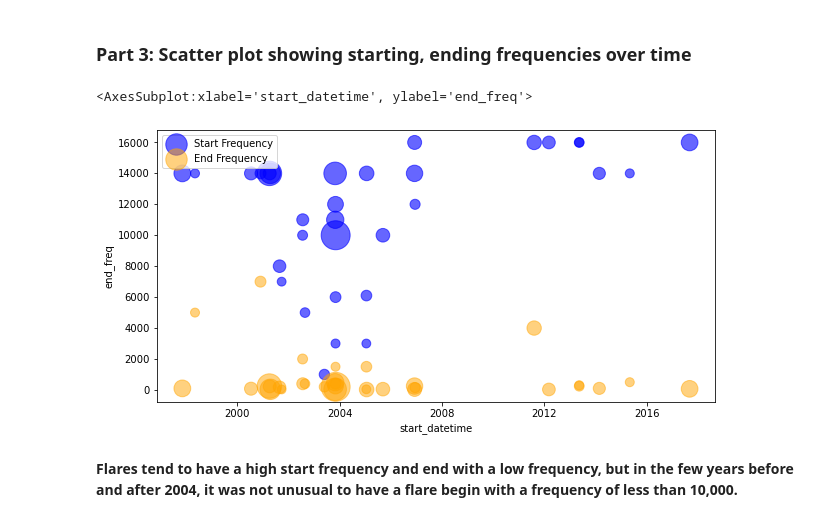
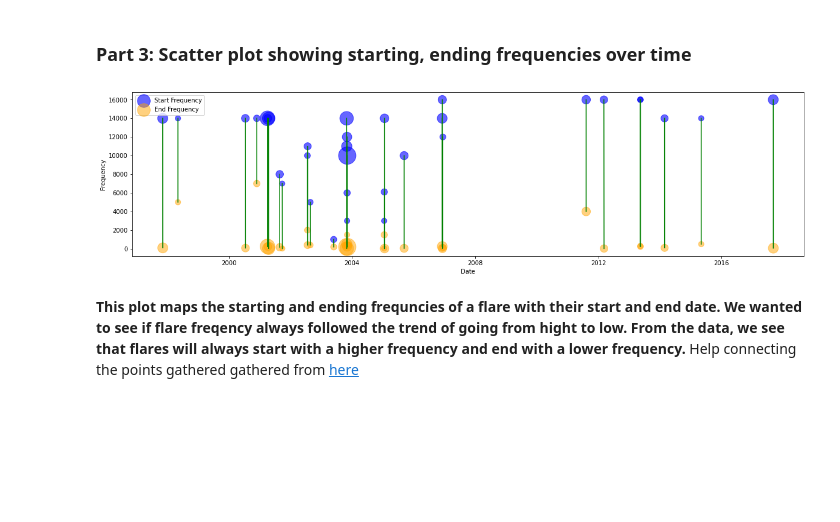
Before and after one commit to NickOuellet/Fly-Me-To-The-Moon, a Jupyter notebook: Fly Me To The Moon - P1P2.ipynb, the cells around one changed output. Saved outputs shown, nothing was run; the diff lists cells and outputs as text; code cells hidden in the pictures; blank space fills up the shorter version.

Commit message:
Connected pairs of points in plot 3

```diff
--- a/Fly Me To The Moon - P1P2.ipynb
+++ b/Fly Me To The Moon - P1P2.ipynb
@@ -506,24 +508,31 @@ for ax, df,name in zip(axes,df_types,name):
 # %%
 ax = NASAtop50_df.plot.scatter(x="start_datetime",
                                y="start_freq",
                                c="Blue",
                                label="Start Frequency",
                                sharex=False,
                                alpha = .6,
                                s=xray*30)
 
-NASAtop50_df.plot.scatter(figsize=(10, 5),
-                          x="start_datetime",
+NASAtop50_df.plot.scatter(figsize=(20, 5),
+                          x="end_datetime",
                           y="end_freq",
                           c="Orange",
-                          #cmap="summer_r",
                           label="End Frequency",
                           sharex=False,
                           ax=ax,
                           alpha = .5,
                           s=xray*30)
+
+freq_data = np.array([NASAtop50_df["start_freq"],NASAtop50_df["end_freq"]])
+date_data = np.array([NASAtop50_df["start_datetime"], NASAtop50_df["end_datetime"]])
+plt.plot(date_data,freq_data,color="green")
+
+plt.xlabel("Date")
+plt.ylabel("Frequency")
+plt.show()
 # %% [output]
-<AxesSubplot:xlabel='start_datetime', ylabel='end_freq'>
-[figure, old version]
+[figure, new version]
 # %% [markdown]
-**Flares tend to have a high start frequency and end with a low frequency, but in the few years before and after 2004, it was not unusual to have a flare begin with a frequency of less than 10,000.**
+**This plot maps the starting and ending frequncies of a flare with their start and end date. We wanted to see if flare freqency always followed the trend of going from hight to low. From the data, we see that flares will always start with a higher frequency and end with a lower frequency.**
+Help connecting the points gathered gathered from [here](https://stackoverflow.com/questions/35363444/plotting-lines-connecting-points)
```
Also changed, not shown: parts of 4 cells of this notebook.
